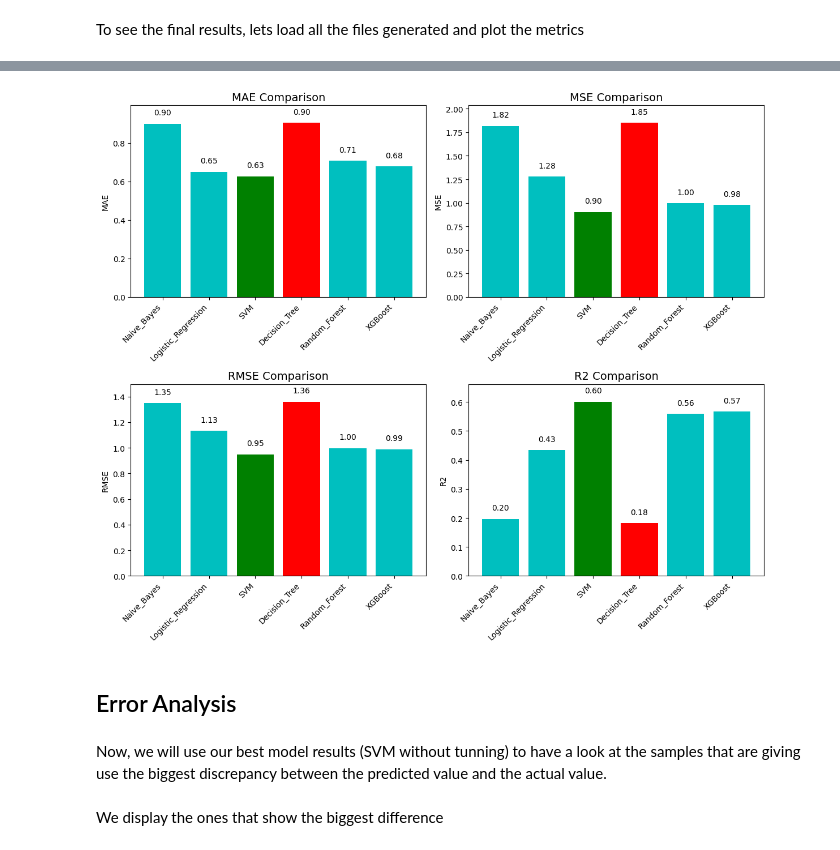
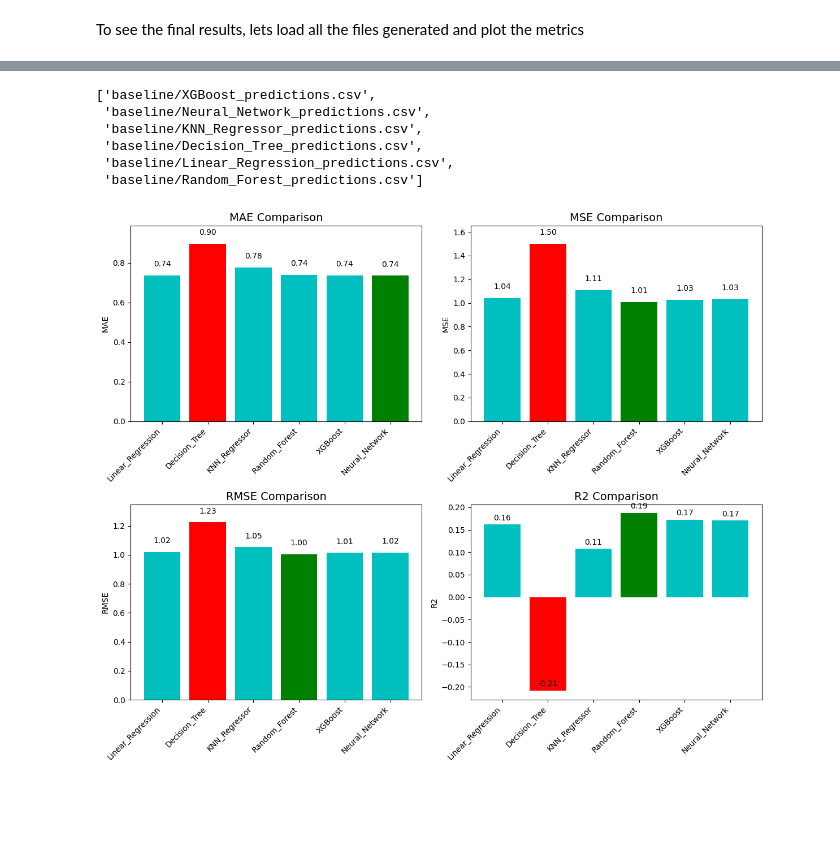
Before and after one commit to JaumeSanCol/Comp_ML, a Jupyter notebook: training.ipynb, the cells around one changed output, grey strips where cells are left out. Cells and saved outputs as stored; diff of their text form; code cells hidden in the pictures; blank space fills up the shorter version.

```diff
--- a/training.ipynb
+++ b/training.ipynb
@@ -585,8 +668,17 @@ for file in prediction_files:
+# %%
+prediction_files
+# %% [output]
+['baseline/XGBoost_predictions.csv',
+ 'baseline/Neural_Network_predictions.csv',
+ 'baseline/KNN_Regressor_predictions.csv',
+ 'baseline/Decision_Tree_predictions.csv',
+ 'baseline/Linear_Regression_predictions.csv',
+ 'baseline/Random_Forest_predictions.csv']
 # %%
 
 # Select the metrics to plot
 metrics = ["MAE", "MSE", "RMSE", "R2"]
-algorithms = ["Linear Regression","Decision_Tree","KNN Regressor", "Random_Forest", "XGBoost","Neuronal Network"]
+algorithms = ["Linear_Regression","Decision_Tree","KNN_Regressor", "Random_Forest", "XGBoost","Neural_Network"]
 
 # Extract values for each metric
 values = {metric: [scores[algo][metric] for algo in algorithms] for metric in metrics}
@@ -596,35 +688,31 @@ fig, axes = plt.subplots(2, 2, figsize=(12, 10))
 axes = axes.flatten()  # Flatten to iterate easily
 
 for i, metric in enumerate(metrics):
     metric_values = values[metric]
 
     # Find indices of best and worst models
     best_index = np.argmax(metric_values) if metric == "R2" else np.argmin(metric_values)
     worst_index = np.argmin(metric_values) if metric == "R2" else np.argmax(metric_values)
 
     # Default color for bars
     colors = ['c'] * len(algorithms)
     colors[best_index] = 'green'  # Best model
     colors[worst_index] = 'red'  # Worst model
 
     # Create bar plot
     axes[i].bar(algorithms, metric_values, color=colors)
     axes[i].set_title(f"{metric} Comparison", fontsize=14)
     axes[i].set_ylabel(metric)
     axes[i].set_ylim(min(metric_values)*1.1 if min(metric_values)<0 else 0, abs(max(metric_values) * 1.1) ) # Adjust y-axis for better visibility
     axes[i].set_xticks(range(len(algorithms)))
     axes[i].set_xticklabels(algorithms, rotation=45, ha="right")
 
     # Annotate best and worst values
     for j, val in enumerate(metric_values):
         axes[i].text(j, val + (max(metric_values) * 0.05), f"{val:.2f}", ha='center', fontsize=10)
 
 # Adjust layout for better spacing
 plt.tight_layout()
 plt.show()
 # %% [output]
-[figure, old version]
+[figure, new version]
-# %% [markdown]
-## Error Analysis
-# %% [markdown]
-Now, we will use our best model results (SVM without tunning) to have a look at the samples that are giving use the biggest discrepancy between the predicted value and the actual value.
@@ -670,2 +718,0 @@ Now, we will use our best model results (SVM without tunning) to have a look at
-# %% [markdown]
-We display the ones that show the biggest difference
```
Also changed, not shown: parts of 40 cells of this notebook.
